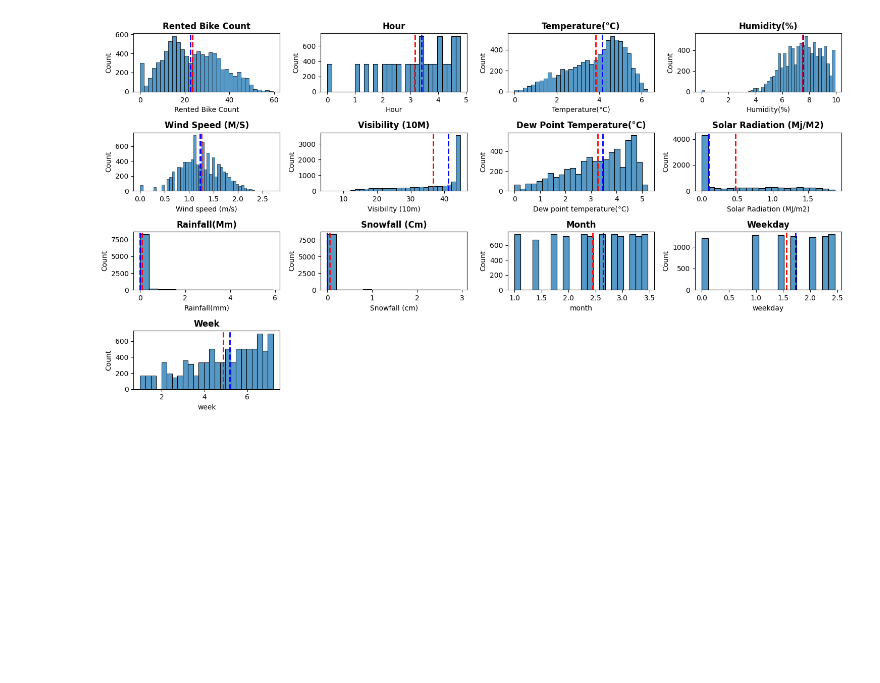
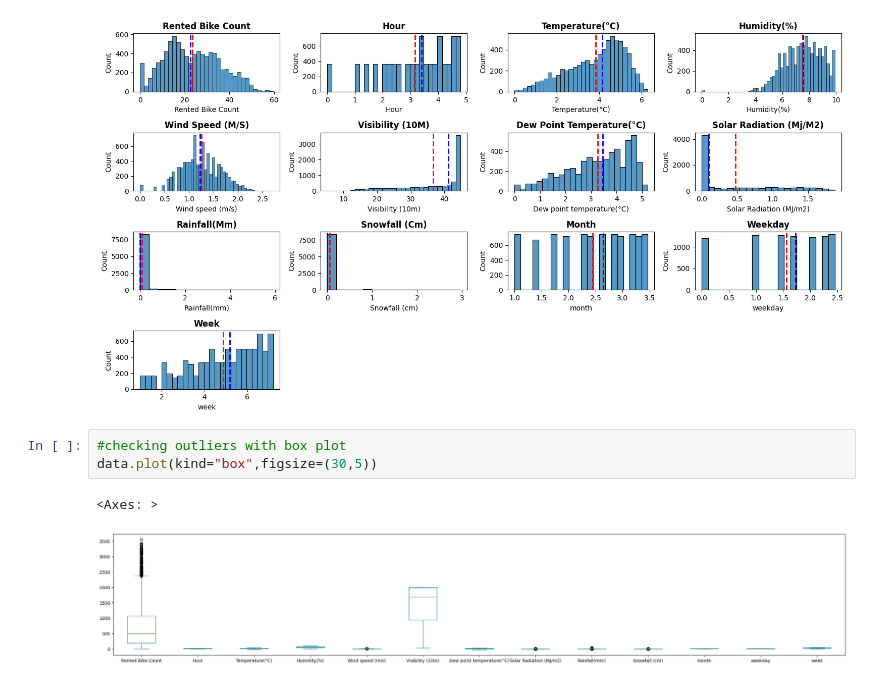
Before and after one commit to DIWAKAR-V/ML-Regression-Project-Bike-Sharing-Demand-Prediction, a Jupyter notebook: Bike_Sharing_Demand_Prediction.ipynb, the cells around one changed output. Cells and saved outputs as stored; diff of their text form; blank space fills up the shorter version.

```diff
--- a/Bike_Sharing_Demand_Prediction.ipynb
+++ b/Bike_Sharing_Demand_Prediction.ipynb
@@ -266,3 +266,9 @@ for n,column in enumerate(numeric_features):
   plt.tight_layout()
 # %% [output]
 [figure]
+# %%
+#checking outliers with box plot
+data.plot(kind="box",figsize=(30,5))
+# %% [output]
+<Axes: >
+[figure, added]
```
Also changed, not shown: parts of 3 cells of this notebook.
